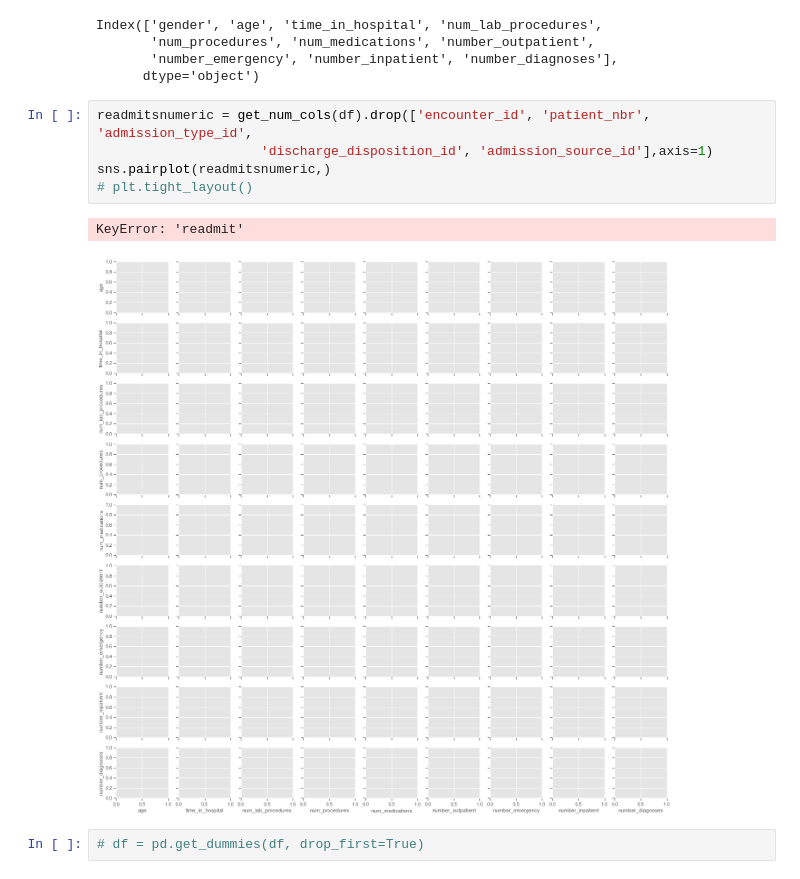
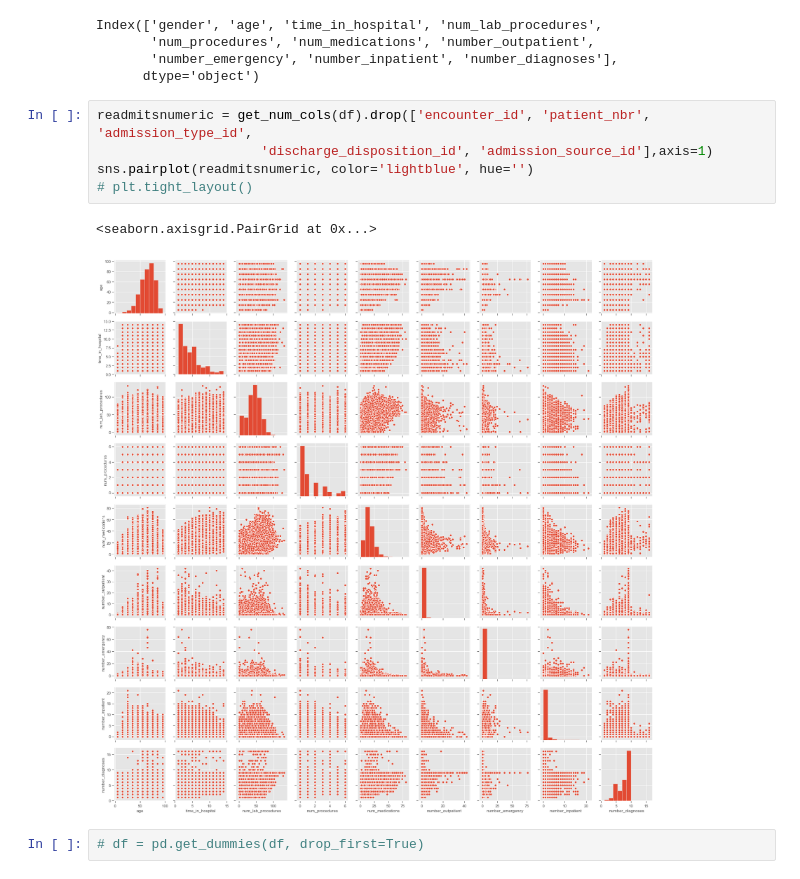
Before and after one commit to clstaub/Predicting_Hospital_Readmissions, a Jupyter notebook: src/notebooks/Preprocessing_EDA.ipynb, the cells around one changed output. Cells and saved outputs as stored; diff of their text form.

```diff
--- a/src/notebooks/Preprocessing_EDA.ipynb
+++ b/src/notebooks/Preprocessing_EDA.ipynb
@@ -276,11 +276,11 @@ Index(['gender', 'age', 'time_in_hospital', 'num_lab_procedures',
 # %%
 readmitsnumeric = get_num_cols(df).drop(['encounter_id', 'patient_nbr', 'admission_type_id',
                      'discharge_disposition_id', 'admission_source_id'],axis=1)
-sns.pairplot(readmitsnumeric,)
+sns.pairplot(readmitsnumeric, color='lightblue', hue='')
 # plt.tight_layout()
 # %% [output]
-KeyError: 'readmit'
+<seaborn.axisgrid.PairGrid at 0x...>
-[figure, old version]
+[figure, new version]
 # %%
 # df = pd.get_dummies(df, drop_first=True)
 # %%
```
Also changed, not shown: parts of 4 cells of this notebook, 8 other files.
